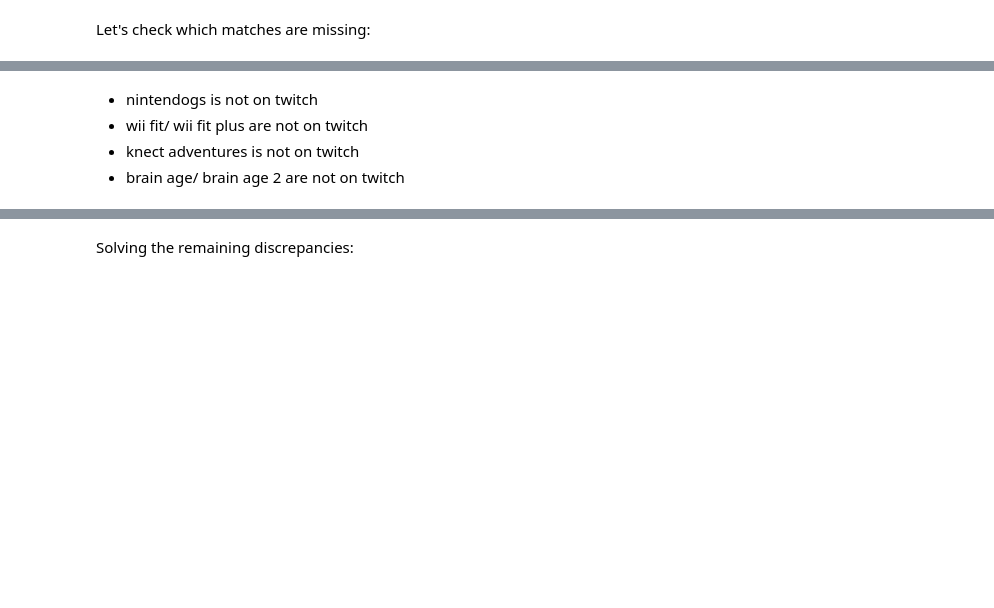
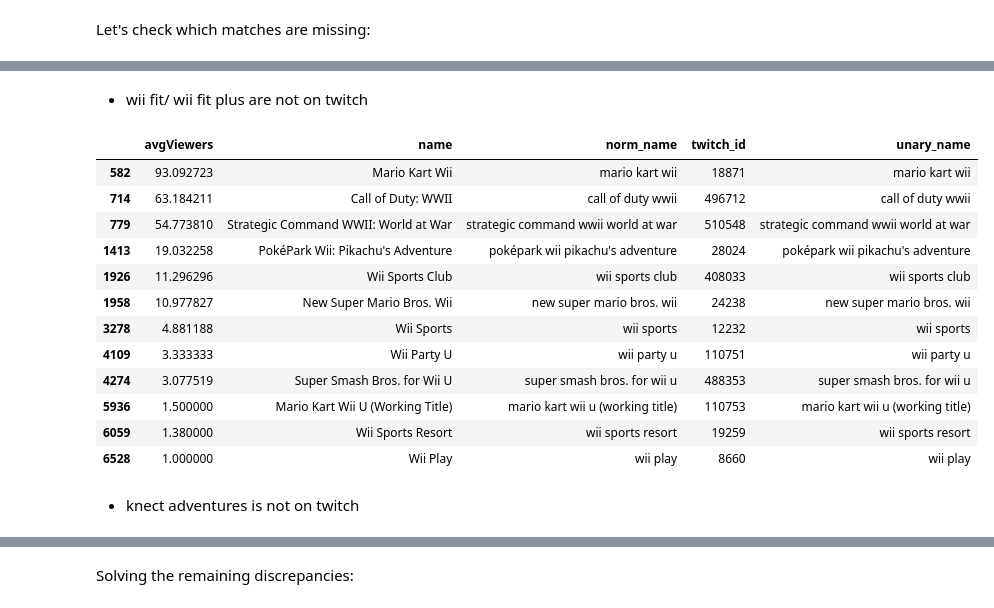
Before and after one commit to hechmik/videogames_buzz, a Jupyter notebook: notebooks/Games Selection-MongoDB.ipynb, the cells around one changed output, grey strips where cells are left out. Drawn from its saved outputs; the diff is of its cells as text; code cells hidden in the pictures; blank space fills up the shorter version.

```diff
--- a/notebooks/Games Selection-MongoDB.ipynb
+++ b/notebooks/Games Selection-MongoDB.ipynb
@@ -241,5 +303,20 @@ Let's check which matches are missing:
 # %% [markdown]
-- nintendogs is not on twitch
 - wii fit/ wii fit plus are not on twitch
-- knect adventures is not on twitch
-- brain age/ brain age 2 are not on twitch
+# %%
+top_twitch_df[top_twitch_df['norm_name'].str.contains('wii')]
+# %% [output]
+|  | avgViewers | name | norm_name | twitch_id | unary_name |
+| 582 | 93.092723 | Mario Kart Wii | mario kart wii | 18871 | mario kart wii |
+| 714 | 63.184211 | Call of Duty: WWII | call of duty wwii | 496712 | call of duty wwii |
+| 779 | 54.773810 | Strategic Command WWII: World at War | strategic command wwii world at war | 510548 | strategic command wwii world at war |
+| 1413 | 19.032258 | PokéPark Wii: Pikachu's Adventure | poképark wii pikachu's adventure | 28024 | poképark wii pikachu's adventure |
+| 1926 | 11.296296 | Wii Sports Club | wii sports club | 408033 | wii sports club |
+| 1958 | 10.977827 | New Super Mario Bros. Wii | new super mario bros. wii | 24238 | new super mario bros. wii |
+| 3278 | 4.881188 | Wii Sports | wii sports | 12232 | wii sports |
+| 4109 | 3.333333 | Wii Party U | wii party u | 110751 | wii party u |
+| 4274 | 3.077519 | Super Smash Bros. for Wii U | super smash bros. for wii u | 488353 | super smash bros. for wii u |
+| 5936 | 1.500000 | Mario Kart Wii U (Working Title) | mario kart wii u (working title) | 110753 | mario kart wii u (working title) |
+| 6059 | 1.380000 | Wii Sports Resort | wii sports resort | 19259 | wii sports resort |
+| 6528 | 1.000000 | Wii Play | wii play | 8660 | wii play |
+# %% [markdown]
+- knect adventures is not on twitch
```
Also changed, not shown: parts of 27 cells of this notebook.
